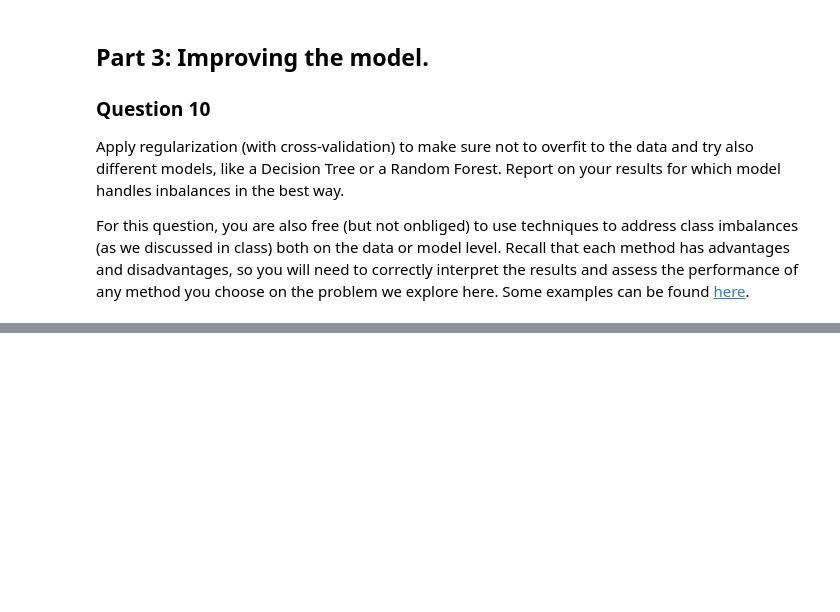
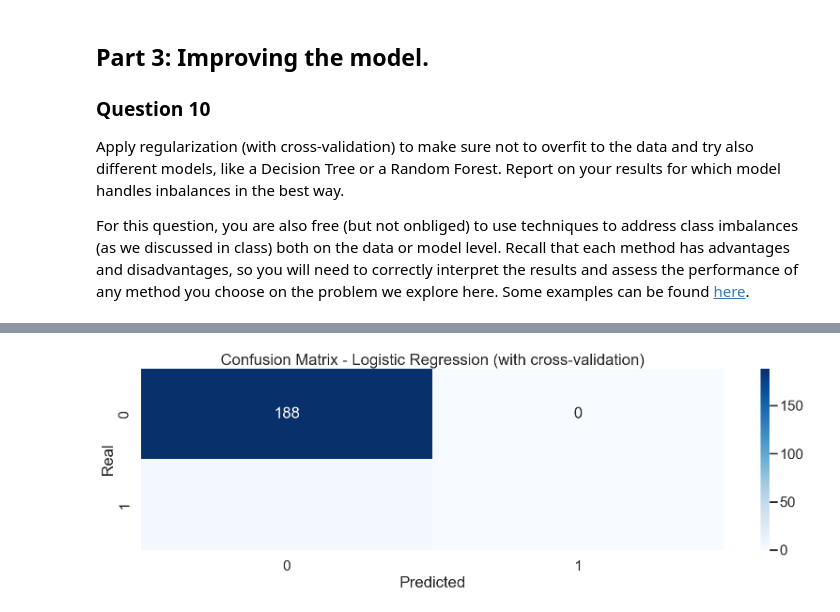
Before and after one commit to Ingridsm21/Data_Analysis, a Jupyter notebook: clinic3/clinic3_empty.ipynb, the cells around one changed output, grey strips where cells are left out. Cells and saved outputs as stored; diff of their text form; code cells hidden in the pictures; blank space fills up the shorter version.

```diff
--- a/clinic3/clinic3_empty.ipynb
+++ b/clinic3/clinic3_empty.ipynb
@@ -880,0 +852,94 @@ decision_tree = DecisionTreeClassifier(random_state=42)
+# %%
+## your code goes here
+from sklearn.model_selection import train_test_split, cross_val_score, StratifiedKFold
+from sklearn.tree import DecisionTreeClassifier
+from sklearn.ensemble import RandomForestClassifier
+from sklearn.linear_model import LogisticRegressionCV
+from sklearn.metrics import classification_report, confusion_matrix, roc_auc_score, roc_curve
+
+# ------ MODEL 1 ------
+# Logistic Regression with Cross-Validation
+model_logCV = LogisticRegressionCV(cv=5, max_iter=10000)
+
+# Train and evaluate model
+model_logCV.fit(X_train, y_train)
+y_pred = model_logCV.predict(X_test)
+y_prob = model_logCV.predict_proba(X_test)[:, 1]
+
+print("\nLogistic Regression (with cross-validation):")
+print(classification_report(y_test, y_pred))
+
+# Confusion Matrix
+fig, ax = plt.subplots(1, 1, figsize=(20,5))
+cm = confusion_matrix(y_test, y_pred)
+sns.heatmap(cm, annot=True, fmt="d", cmap="Blues", ax=ax)
+ax.set_title("Confusion Matrix - Logistic Regression (with cross-validation)")
+ax.set_xlabel("Predicted")
+ax.set_ylabel("Real")
+
+plt.show()
+
+sns.set_context("poster")
+fig, ax = plt.subplots(figsize = (10,10))
+ax=make_roc("log_improve_model",model_logCV, y_test, X_test, labe=4, skip=0)
+plt.show()
+
+
+cv = StratifiedKFold(n_splits=5, shuffle=True, random_state=42)
+
+# ------ MODEL 2 ------
+model_DT = DecisionTreeClassifier(max_depth = 5)
+
+cv_scores_tree = cross_val_score(model_DT, X_train, y_train, cv=cv, scoring='roc_auc')
+
+# Train and evaluate model
+model_DT.fit(X_train, y_train)
+y_pred = model_DT.predict(X_test)
+y_prob = model_DT.predict_proba(X_test)[:, 1]
+
+print("\nDecision Tree (with cross-validation):")
+print(classification_report(y_test, y_pred))
+
+# Confusion Matrix
+fig, ax = plt.subplots(1, 1, figsize=(20,5))
+cm = confusion_matrix(y_test, y_pred)
+sns.heatmap(cm, annot=True, fmt="d", cmap="Blues", ax=ax)
+ax.set_title("Confusion Matrix - Deicison Tree (with cross-validation)")
+ax.set_xlabel("Predicted")
+ax.set_ylabel("Real")
+
+plt.show()
+
+sns.set_context("poster")
+fig, ax = plt.subplots(figsize = (10,10))
+ax=make_roc("DT_improve_model",model_DT, y_test, X_test, labe=4, skip=0)
+plt.show()
+
+# ------ MODEL 3 ------
+model_RF = RandomForestClassifier(n_estimators=100, max_depth=5)
+
+cv_scores_RF = cross_val_score(model_RF, X_train, y_train, cv=cv, scoring='roc_auc')
+
+# Train and evaluate model
+model_RF.fit(X_train, y_train)
+y_pred = model_RF.predict(X_test)
+y_prob = model_RF.predict_proba(X_test)[:, 1]
+
+print("\nRandom Forest (with cross-validation):")
+print(classification_report(y_test, y_pred))
+
+# Confusion Matrix
+fig, ax = plt.subplots(1, 1, figsize=(20,5))
+cm = confusion_matrix(y_test, y_pred)
+sns.heatmap(cm, annot=True, fmt="d", cmap="Blues", ax=ax)
+ax.set_title("Confusion Matrix - Random Forest (with cross-validation)")
+ax.set_xlabel("Predicted")
+ax.set_ylabel("Real")
+
+plt.show()
+
+sns.set_context("poster")
+fig, ax = plt.subplots(figsize = (10,10))
+ax=make_roc("RF_improve_model",model_RF, y_test, X_test, labe=4, skip=0)
+plt.show()
+# %% [output]
@@ -880,0 +955 @@ decision_tree = DecisionTreeClassifier(random_state=42)
+[figure, added]
```
Also changed, not shown: parts of 14 cells of this notebook.
